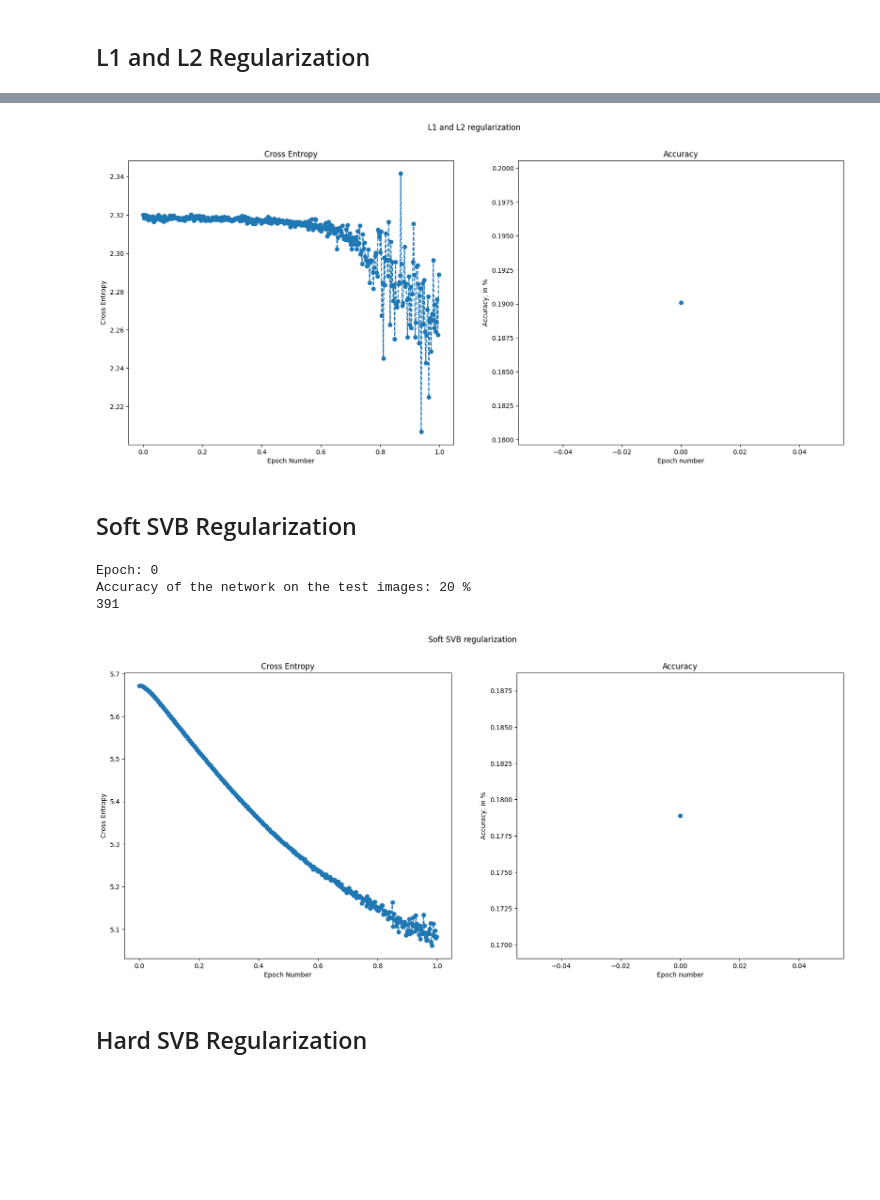
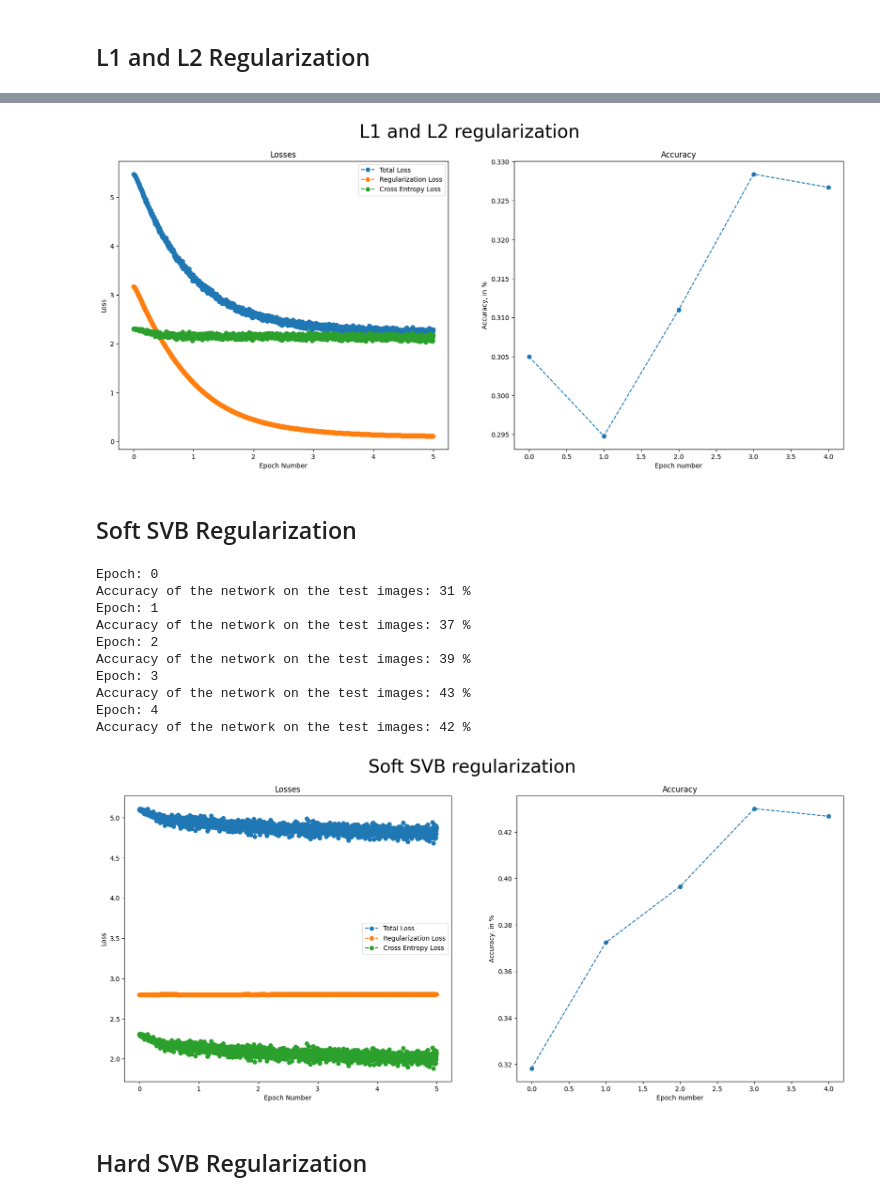
Before and after one commit to bioAI-Oslo/RegDNNs, a Jupyter notebook: Regularization benchmarking/LeNet.ipynb, the cells around one changed output, grey strips where cells are left out. Cells and saved outputs as stored; diff of their text form; code cells hidden in the pictures; blank space fills up the shorter version.

```diff
--- a/Regularization benchmarking/LeNet.ipynb
+++ b/Regularization benchmarking/LeNet.ipynb
@@ -186,9 +186,9 @@ plot_results(epochs, losses, accuracies, title="L2 regularization")
 ## L1 and L2 Regularization
 # %%
 model = LeNet(lr=lr, momentum=momentum, in_channels=in_channels).to(device)
-n_epochs = 1
-losses, epochs, weights, accuracies = train(
-    train_loader, model, n_epochs, l1=True, l1_lmbd=0.00001, l2=True, l2_lmbd=0.0001
+n_epochs = 5
+losses, reg_losses, epochs, weights, accuracies = train(
+    train_loader, model, n_epochs, l1_lmbd=0.001, l2_lmbd=0.001, l1_l2=True
 )
 # %% [output]
 Epoch: 0
@@ -196,24 +204,34 @@ Accuracy of the network on the test images: 19 %
 # %%
-plot_results(epochs, losses, accuracies, title="L1 and L2 regularization")
+plot_reg_results(
+    epochs, losses, reg_losses, accuracies, title="L1 and L2 regularization"
+)
 # %% [output]
-[figure, old version]
+[figure, new version]
 # %% [markdown]
 ## Soft SVB Regularization
 # %%
 model = LeNet(lr=lr, momentum=momentum, in_channels=in_channels).to(device)
-n_epochs = 1
-losses, epochs, weights, accuracies = train(
+n_epochs = 5
+losses, reg_losses, epochs, weights, accuracies = train(
     train_loader, model, n_epochs, soft_svb=True, soft_svb_lmbd=0.01
 )
-print(len(epochs))
 # %% [output]
 Epoch: 0
-Accuracy of the network on the test images: 20 %
-391
+Accuracy of the network on the test images: 31 %
+Epoch: 1
+Accuracy of the network on the test images: 37 %
+Epoch: 2
+Accuracy of the network on the test images: 39 %
+Epoch: 3
+Accuracy of the network on the test images: 43 %
+Epoch: 4
+Accuracy of the network on the test images: 42 %
 # %%
-plot_results(epochs, losses, accuracies, title="Soft SVB regularization")
+plot_reg_results(
+    epochs, losses, reg_losses, accuracies, title="Soft SVB regularization"
+)
 # %% [output]
-[figure, old version]
+[figure, new version]
 # %% [markdown]
 ## Hard SVB Regularization
 # %%
```
Also changed, not shown: parts of 15 cells of this notebook, 4 other files.
